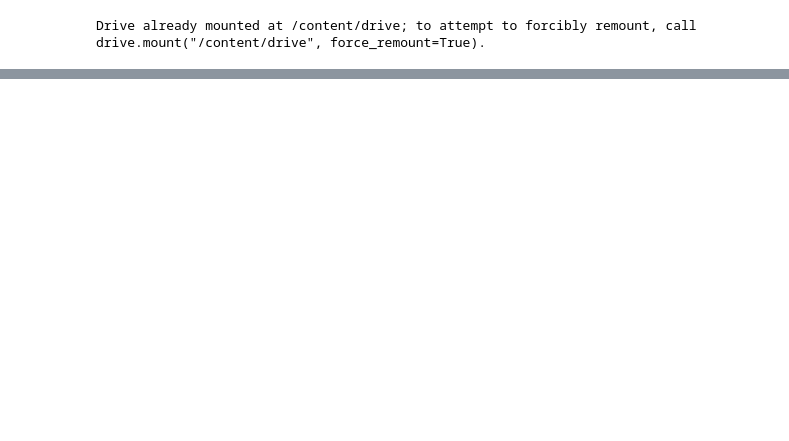
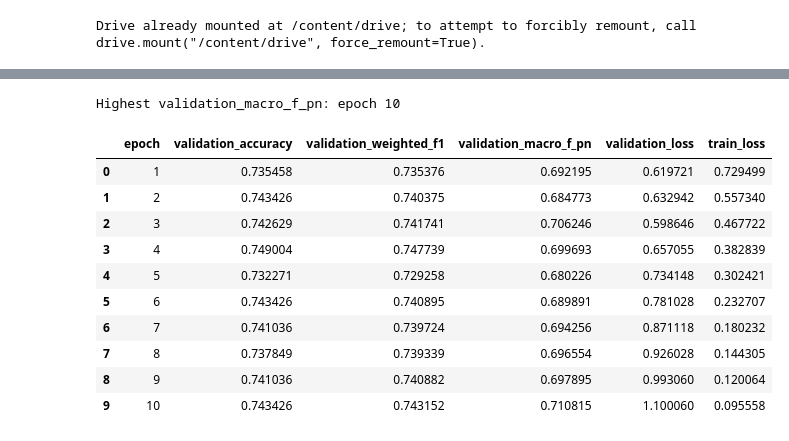
Before and after one commit to nour-hatem/dl-paper-reimplementation, a Jupyter notebook: notebooks/bonus/04_train_repro_colab.ipynb, the cells around one changed output, grey strips where cells are left out. Saved outputs shown, nothing was run; the diff lists cells and outputs as text; code cells hidden in the pictures; blank space fills up the shorter version.

Commit message:
feat(bonus): add Phase C Colab notebook with smoke checks and seed 42 validation predictions

```diff
--- a/notebooks/bonus/04_train_repro_colab.ipynb
+++ b/notebooks/bonus/04_train_repro_colab.ipynb
@@ -37,7 +23,0 @@ The default config sets AraBERT v02, 3 labels, Adam (`lr=1e-5`, `eps=1e-8`, weig
-# %%
-from src.bonus.train import run_training
-
-config_path = 'configs/bonus/repro_arabertv02_base.yaml'
-resume_run = False
-history = run_training(config_path, resume=resume_run)
-history
@@ -89,0 +280,34 @@ The final training cell returns the complete history table. The same rows are sa
+# %%
+import pandas as pd
+
+history_path = run_dir / 'history.csv'
+summary_columns = [
+    'epoch',
+    'validation_accuracy',
+    'validation_weighted_f1',
+    'validation_macro_f_pn',
+    'validation_loss',
+    'train_loss',
+]
+if not history_path.is_file():
+    print(f'No history.csv found at {history_path}.')
+else:
+    history = pd.read_csv(history_path)
+    history_summary = history[summary_columns].copy()
+    best_row_index = history_summary['validation_macro_f_pn'].idxmax()
+    best_epoch = int(history_summary.loc[best_row_index, 'epoch'])
+    print(f'Highest validation_macro_f_pn: epoch {best_epoch}')
+    display(history_summary)
+# %% [output]
+Highest validation_macro_f_pn: epoch 10
+|  | epoch | validation_accuracy | validation_weighted_f1 | validation_macro_f_pn | validation_loss | train_loss |
+| 0 | 1 | 0.735458 | 0.735376 | 0.692195 | 0.619721 | 0.729499 |
+| 1 | 2 | 0.743426 | 0.740375 | 0.684773 | 0.632942 | 0.557340 |
+| 2 | 3 | 0.742629 | 0.741741 | 0.706246 | 0.598646 | 0.467722 |
+| 3 | 4 | 0.749004 | 0.747739 | 0.699693 | 0.657055 | 0.382839 |
+| 4 | 5 | 0.732271 | 0.729258 | 0.680226 | 0.734148 | 0.302421 |
+| 5 | 6 | 0.743426 | 0.740895 | 0.689891 | 0.781028 | 0.232707 |
+| 6 | 7 | 0.741036 | 0.739724 | 0.694256 | 0.871118 | 0.180232 |
+| 7 | 8 | 0.737849 | 0.739339 | 0.696554 | 0.926028 | 0.144305 |
+| 8 | 9 | 0.741036 | 0.740882 | 0.697895 | 0.993060 | 0.120064 |
+| 9 | 10 | 0.743426 | 0.743152 | 0.710815 | 1.100060 | 0.095558 |
```
Also changed, not shown: parts of 14 cells of this notebook.
